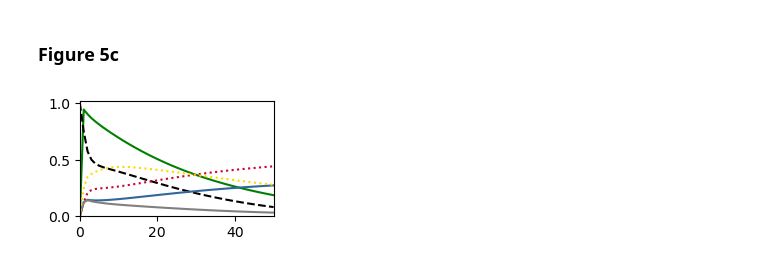
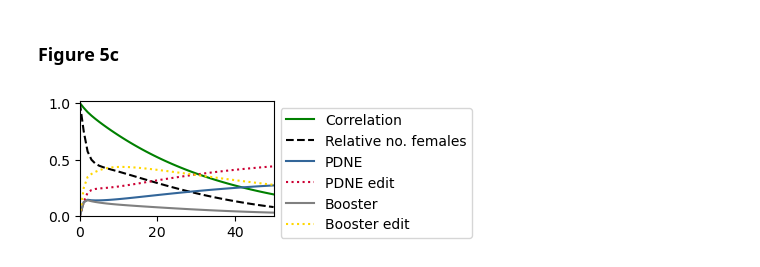
Before and after one commit to KatieWillis/DriveSelectionBalance, a Jupyter notebook: SimulationScript.ipynb, the cells around one changed output. Saved outputs shown, nothing was run; the diff lists cells and outputs as text; code cells hidden in the pictures.

```diff
--- a/SimulationScript.ipynb
+++ b/SimulationScript.ipynb
@@ -3440,24 +3768,24 @@ genotypes_f_string = [string(genotypes_f[i][1,1]*genotypes_f[i][2,1]*genotypes_f
 genotypes_m_string = [string(genotypes_m[i][1,1]*genotypes_m[i][2,1]*genotypes_m[i][1,2]*genotypes_m[i][2,2]) for i in 1:length(genotypes_m)]
 
 #Read in gamete table
-maternal_gt = readdlm("./TA_booster/TA_booster_MaternalGameteTable.csv", ',', String,header=true)[1]
+maternal_gt = readdlm("./ClvR_booster/ClvR_booster_MaternalGameteTable.csv", ',', String,header=true)[1]
 maternal_gt = convert(Array{Any}, maternal_gt[:,2:end])
 maternal_gt = eval.(Meta.parse.(maternal_gt))
 maternal_gt = Sym.(maternal_gt)
 
-paternal_gt = readdlm("./TA_booster/TA_booster_PaternalGameteTable.csv", ',', String,header=true)[1]
+paternal_gt = readdlm("./ClvR_booster/ClvR_booster_PaternalGameteTable.csv", ',', String,header=true)[1]
 n_alleles = Int((length(paternal_gt[1,:])-1)/2)
 paternal_gt = convert(Array{Any}, paternal_gt[:,2:end])
 paternal_gt = eval.(Meta.parse.(paternal_gt))
 paternal_gt = Sym.(paternal_gt)
 
 #Read in fitness from storage
-fitness_f = readdlm("./TA_booster/TA_booster_fitness_f.csv", ',', String,header=true)[1]
+fitness_f = readdlm("./ClvR_booster/ClvR_booster_fitness_f.csv", ',', String,header=true)[1]
 fitness_f = convert(Array{Any}, fitness_f[:,2:4])
 fitness_f = eval.(Meta.parse.(fitness_f))
 fitness_f = Sym.(fitness_f)
 
-fitness_m = readdlm("./TA_booster/TA_booster_fitness_m.csv", ',', String,header=true)[1]
+fitness_m = readdlm("./ClvR_booster/ClvR_booster_fitness_m.csv", ',', String,header=true)[1]
 fitness_m = convert(Array{Any}, fitness_m[:,2:4])
 fitness_m = eval.(Meta.parse.(fitness_m))
 fitness_m = Sym.(fitness_m);
@@ -3560,27 +3888,27 @@ alleles_list = [["A1", "A2"]
              ["B1", "B2", "B3"]
              ["C1", "C2"]]
 
-correlation_PDNEboost = Find_correlation_df(genotypes,alleles,output["genotypefreq_zygote"],alleles_list,"A2","B2");
+correlation_PDNEboost = Find_correlation_df(genotypes,alleles,output["genotypefreq_reproadult"],alleles_list,"A2","B2");
 # %%
 #plot
 f1 = PyPlot.figure(figsize=(2.5,1.5))
 
-PyPlot.plot(0:t,correlation_PDNEboost[!,"Correlation"],color = "green","-")
-PyPlot.plot(0:t,output["relative_number_females"].adult,color = "k","--")
-PyPlot.plot(0:t,output["allelefreq_zygote"].B2,color = "#336699","-")
-PyPlot.plot(0:t,output["allelefreq_zygote"].B3,color = "#CC0033",":")
+PyPlot.plot(0:t,correlation_PDNEboost[!,"Correlation"],color = "green","-",label="Correlation")
+PyPlot.plot(0:t,output["relative_number_females"].adult,color = "k","--",label="Relative no. females")
+PyPlot.plot(0:t,output["allelefreq_zygote"].B2,color = "#336699","-",label="PDNE")
+PyPlot.plot(0:t,output["allelefreq_zygote"].B3,color = "#CC0033",":",label="PDNE edit")
 
-PyPlot.plot(0:t,output["allelefreq_zygote"].A2,color = "grey","-")
+PyPlot.plot(0:t,output["allelefreq_zygote"].A2,color = "grey","-",label="Booster")
 
-PyPlot.plot(0:t,output["allelefreq_zygote"].C2,color = "gold",":")
+PyPlot.plot(0:t,output["allelefreq_zygote"].C2,color = "gold",":",label="Booster edit")
 
 
 PyPlot.ylim(0,1.02)
 PyPlot.xlim(0,50)
 
-#PyPlot.legend(bbox_to_anchor=(1, 1))
+PyPlot.legend(bbox_to_anchor=(1, 1))
 #PyPlot.yscale("log")
-
+PyPlot.savefig("./results/Fig5c.pdf",bbox_inches = "tight")
 PyPlot.show()
 # %% [output]
-[figure, old version]
+[figure, new version]
```
Also changed, not shown: parts of 24 cells of this notebook.
